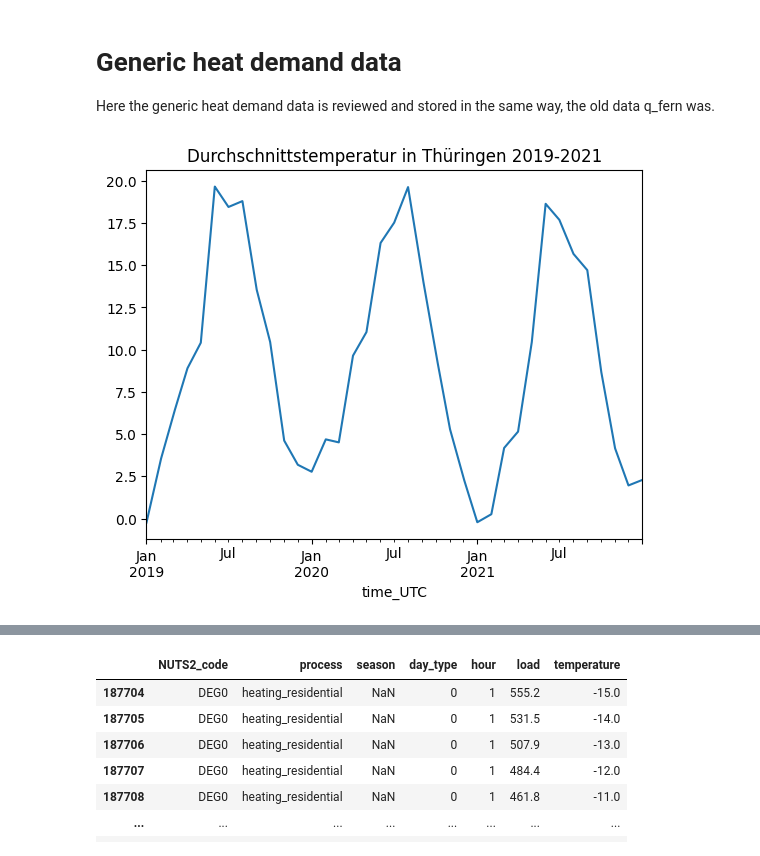
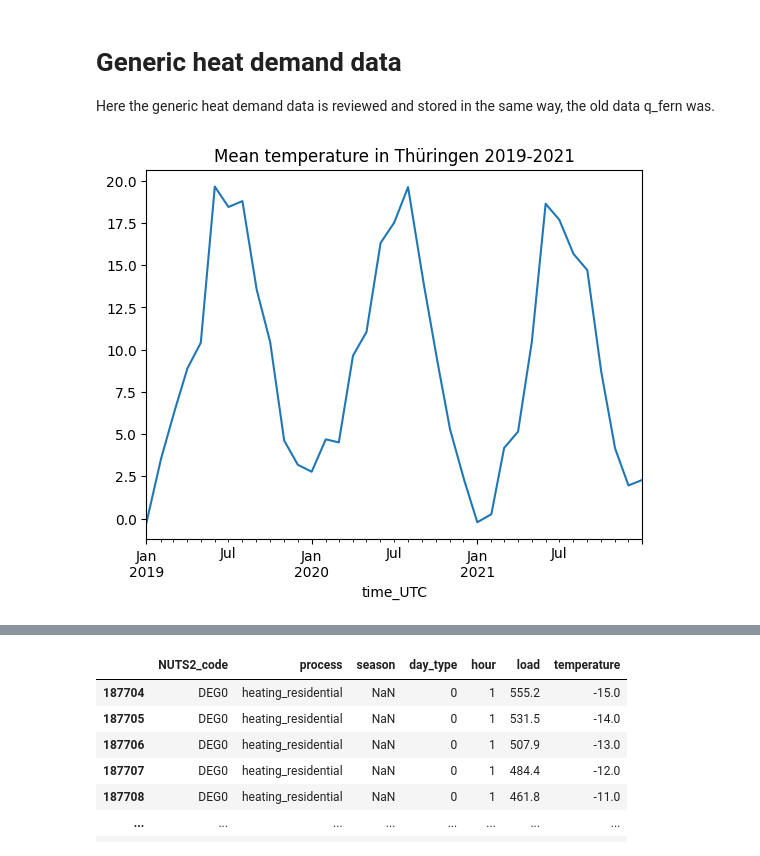
Before and after one commit to PPGS-Tools/PyPSA-stochUC, a Jupyter notebook: data/gerneric_heat_demand.ipynb, the cells around one changed output, grey strips where cells are left out. Drawn from its saved outputs; the diff is of its cells as text; code cells hidden in the pictures.

```diff
--- a/data/gerneric_heat_demand.ipynb
+++ b/data/gerneric_heat_demand.ipynb
@@ -9,16 +9,16 @@ import holidays
 # %%
 urls = [f"https://opendata.dwd.de/climate_environment/CDC/regional_averages_DE/monthly/air_temperature_mean/regional_averages_tm_{i:02d}.txt" for i in range(1,13)]
 dfs = []
 for url in urls:
     dfs.append(pd.read_csv(url,delimiter=";",skiprows=1,index_col=[0,1]))
 df = pd.concat(dfs)
 df = df["Thueringen"]
 df.sort_index(inplace=True)
 df = df.loc[2019:2022]
 df.index = pd.date_range(start="2019-01-01",end="2022-12-31",freq="MS",name="time_UTC")
 df = df.resample("H",closed="left").asfreq().interpolate(limit_direction="both")
 df = df["2019":"2021"]
-df.plot(title="Durchschnittstemperatur in Thüringen 2019-2021")
+df.plot(title="Mean temperature in Thüringen 2019-2021")
 temp = df.to_frame(name="temperature")
 # %% [output]
-[figure, old version]
+[figure, new version]
```
Also changed, not shown: parts of 7 cells of this notebook.
